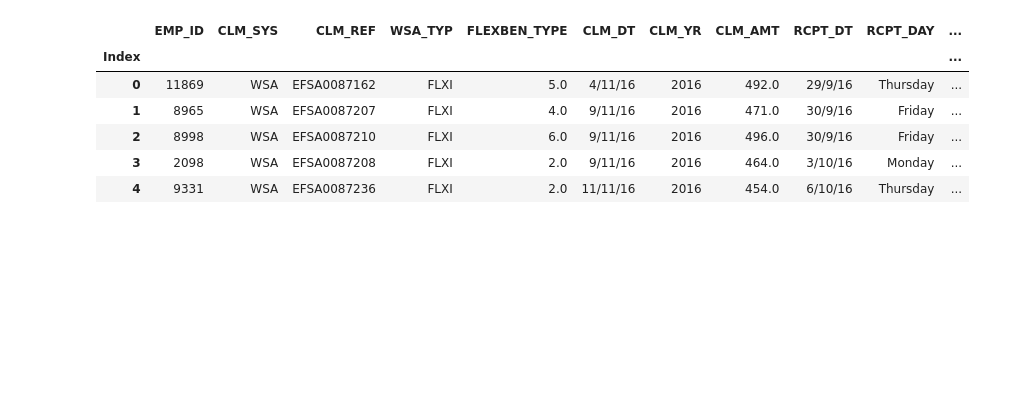
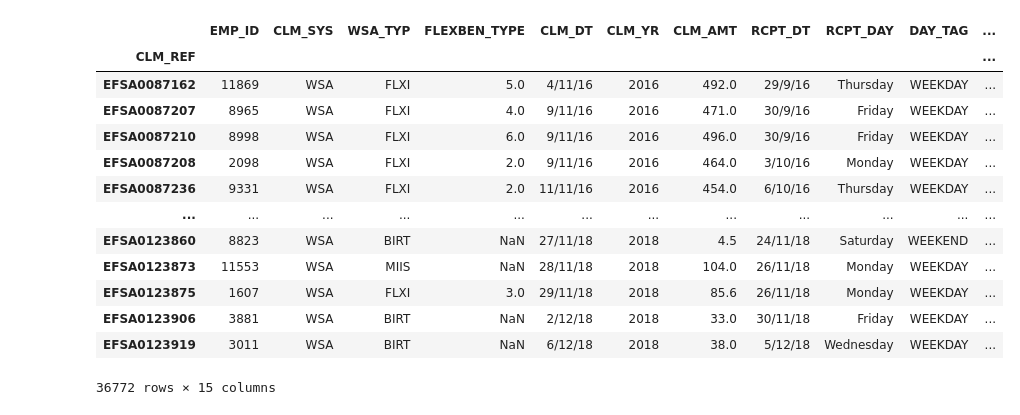
Before and after one commit to IoT-master/FraudDetection, a Jupyter notebook: FraudDetection.ipynb, the cells around one changed output. Cells and saved outputs as stored; diff of their text form; code cells hidden in the pictures; blank space fills up the shorter version.

```diff
--- a/FraudDetection.ipynb
+++ b/FraudDetection.ipynb
@@ -1,14 +1,22 @@
 # %%
 import pandas as pd
 # %%
-claims_df = pd.read_csv('HWA-Brovsi-WSA-Claims-Validated.csv', index_col='Index')
+claims_df = pd.read_csv('HWA-Brovsi-WSA-Claims-Validated.csv', index_col='CLM_REF')
+claims_df = claims_df.drop(['Index'], axis=1)
 # %%
-claims_df.head()
+claims_df
 # %% [output]
-|  | EMP_ID | CLM_SYS | CLM_REF | WSA_TYP | FLEXBEN_TYPE | CLM_DT | CLM_YR | CLM_AMT | RCPT_DT | RCPT_DAY | ... |
-| Index |  |  |  |  |  |  |  |  |  |  | ... |
-| 0 | 11869 | WSA | EFSA0087162 | FLXI | 5.0 | 4/11/16 | 2016 | 492.0 | 29/9/16 | Thursday | ... |
-| 1 | 8965 | WSA | EFSA0087207 | FLXI | 4.0 | 9/11/16 | 2016 | 471.0 | 30/9/16 | Friday | ... |
-| 2 | 8998 | WSA | EFSA0087210 | FLXI | 6.0 | 9/11/16 | 2016 | 496.0 | 30/9/16 | Friday | ... |
-| 3 | 2098 | WSA | EFSA0087208 | FLXI | 2.0 | 9/11/16 | 2016 | 464.0 | 3/10/16 | Monday | ... |
-| 4 | 9331 | WSA | EFSA0087236 | FLXI | 2.0 | 11/11/16 | 2016 | 454.0 | 6/10/16 | Thursday | ... |
+|  | EMP_ID | CLM_SYS | WSA_TYP | FLEXBEN_TYPE | CLM_DT | CLM_YR | CLM_AMT | RCPT_DT | RCPT_DAY | DAY_TAG | ... |
+| CLM_REF |  |  |  |  |  |  |  |  |  |  | ... |
+| EFSA0087162 | 11869 | WSA | FLXI | 5.0 | 4/11/16 | 2016 | 492.0 | 29/9/16 | Thursday | WEEKDAY | ... |
+| EFSA0087207 | 8965 | WSA | FLXI | 4.0 | 9/11/16 | 2016 | 471.0 | 30/9/16 | Friday | WEEKDAY | ... |
+| EFSA0087210 | 8998 | WSA | FLXI | 6.0 | 9/11/16 | 2016 | 496.0 | 30/9/16 | Friday | WEEKDAY | ... |
+| EFSA0087208 | 2098 | WSA | FLXI | 2.0 | 9/11/16 | 2016 | 464.0 | 3/10/16 | Monday | WEEKDAY | ... |
+| EFSA0087236 | 9331 | WSA | FLXI | 2.0 | 11/11/16 | 2016 | 454.0 | 6/10/16 | Thursday | WEEKDAY | ... |
+| ... | ... | ... | ... | ... | ... | ... | ... | ... | ... | ... | ... |
+| EFSA0123860 | 8823 | WSA | BIRT | NaN | 27/11/18 | 2018 | 4.5 | 24/11/18 | Saturday | WEEKEND | ... |
+| EFSA0123873 | 11553 | WSA | MIIS | NaN | 28/11/18 | 2018 | 104.0 | 26/11/18 | Monday | WEEKDAY | ... |
+| EFSA0123875 | 1607 | WSA | FLXI | 3.0 | 29/11/18 | 2018 | 85.6 | 26/11/18 | Monday | WEEKDAY | ... |
+| EFSA0123906 | 3881 | WSA | BIRT | NaN | 2/12/18 | 2018 | 33.0 | 30/11/18 | Friday | WEEKDAY | ... |
+| EFSA0123919 | 3011 | WSA | BIRT | NaN | 6/12/18 | 2018 | 38.0 | 5/12/18 | Wednesday | WEEKDAY | ... |
+36772 rows × 15 columns
```
Also changed, not shown: parts of 14 cells of this notebook.
